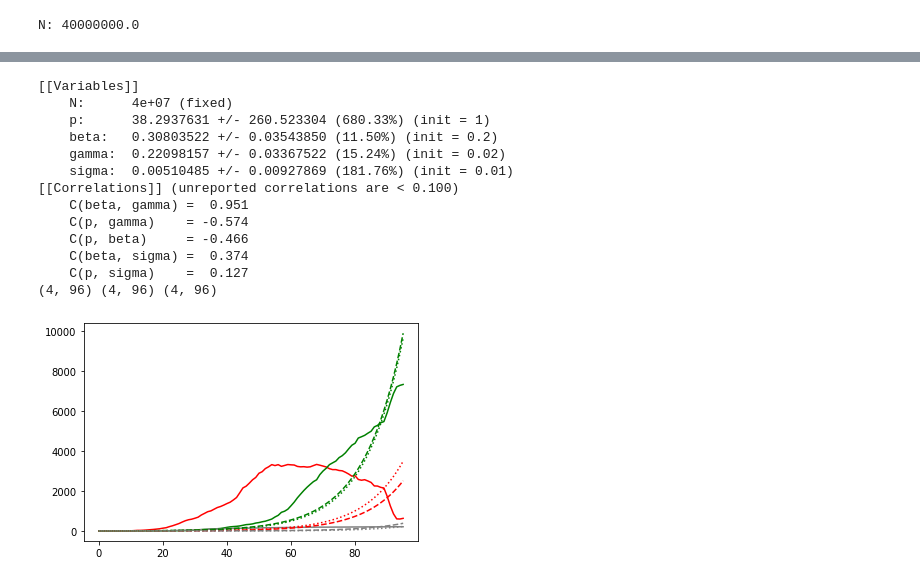
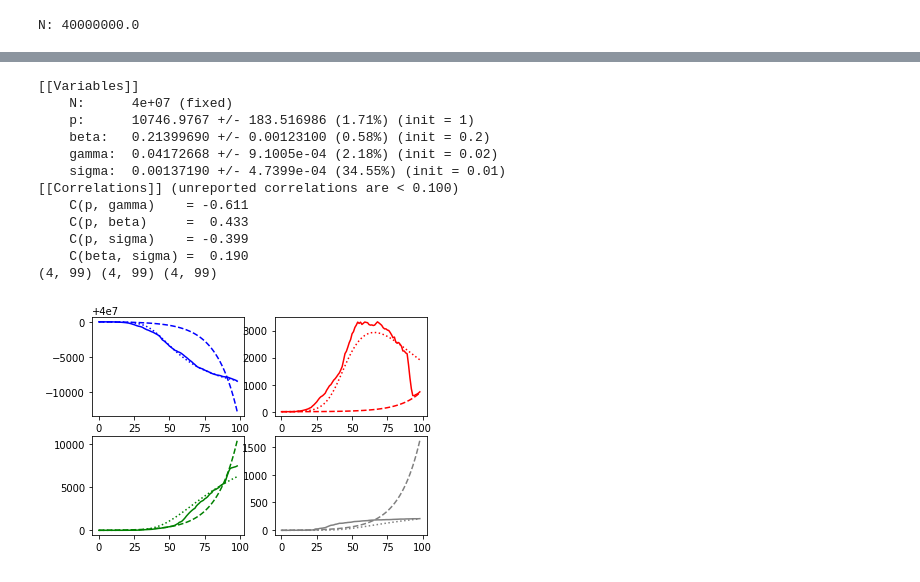
Before and after one commit to sgounane/covid19, a Jupyter notebook: SIR_Covidco.ipynb, the cells around one changed output, grey strips where cells are left out. Cells and saved outputs as stored; diff of their text form; code cells hidden in the pictures.

```diff
--- a/SIR_Covidco.ipynb
+++ b/SIR_Covidco.ipynb
@@ -193,18 +193,19 @@ def fahdFix(params,x,y0):
 # %%
 %%time
 #Resolution using fahdFix
-tau=0.1
-tc=int(30/tau)#confinement
-eps=10
+tau=1
+tc=int(1/tau)#confinement
+eps=1
+x=np.linspace(1,200,200)
 n=x.size
-fit_params["p"].value=2
 #print(P)
+fit_params['p'].value=4
 yf=fahdFix(fit_params,x,y0)
 #Plot estimated data using Mr karami's Algorithm
-#plt.plot(yf[0],linestyle='dotted', label="Sr",color='blue')
-plt.plot(yf[1],linestyle='dotted', label="Is",color='red')
-plt.plot(yf[2],linestyle='dotted',label="Rs", color='green')
-plt.plot(yf[3],linestyle='dotted',label="Ds", color='gray')
+plt.plot(yf[0],label="Sr",color='blue')
+plt.plot(yf[1],label="Is",color='red')
+plt.plot(yf[2],label="Rs", color='green')
+plt.plot(yf[3],label="Ds", color='gray')
 
 #plt.legend()
 # %% [output]
@@ -219,60 +220,64 @@ def objective(params,f,x,data,y0):
     resid = 0.0*data[:]
     ret=f(params,x,y0)
 
-    for i in range(1,ndata):
+    for i in range(ndata):
         resid[i, :] = data[i, :] - ret[i,:]
+    #resid[2, :] = data[2, :] - ret[2,:]
     #resid=data[0, :] - ret[0,:]
     return resid.flatten()
 # %%
+
 y0=[N-1,1,0,0]
 tau = .01
-tc=0 #confinement
-eps=1
+tc=6 #confinement
+eps=6
 X=np.linspace(tau,a.shape[0],int((a.shape[0])/tau))
 npArray = np.arange(0,int((a.shape[0]-1)/tau) , int(1/tau))
 yyy=X[npArray]
 
 outf = minimize(objective, fit_params,  args=(fahdFix,yyy,data,y0))
-fit_params["p"].value=1
 out = minimize(objective, fit_params,  args=(f,yyy,data,y0))
 
 #report_fit(out.params)
 report_fit(outf.params)
 y=f(out.params,yyy,[N-1,1,0,0])
 yf=fahdFix(outf.params,yyy,[N-1,1,0,0])
 
-## Plot real data
-#plt.plot(data[0],label="Sr", color='blue')
+
+plt.subplot(2, 2, 1)
+plt.plot(data[0],label="Sr", color='blue')
+plt.plot(yyy,y[0], label="Sr",linestyle='dashed',color='blue')
+plt.plot(yyy,yf[0],linestyle='dotted', label="Sr",color='blue')
+
+plt.subplot(2, 2, 2)
 plt.plot(data[1],label="Ir", color='red')
+plt.plot(yyy,y[1], label="Is",linestyle='dashed',color='red')
+plt.plot(yyy,yf[1],linestyle='dotted', label="Is",color='red')
+
+plt.subplot(2, 2, 3)
 plt.plot(data[2],label="Rr", color='green')
+plt.plot(yyy,y[2],label="Rs",linestyle='dashed', color='green')
+plt.plot(yyy,yf[2],linestyle='dotted',label="Rs", color='green')
+
+plt.subplot(2, 2, 4)
 plt.plot(data[3],label="Dr", color='gray')
-
-#Plot estimated data using odint
-#plt.plot(yyy,y[0], label="Sr",linestyle='dashed',color='blue')
-plt.plot(yyy,y[1], label="Is",linestyle='dashed',color='red')
-plt.plot(yyy,y[2],label="Rs",linestyle='dashed', color='green')
 plt.plot(yyy,y[3],label="Ds",linestyle='dashed', color='gray')
-
-#Plot estimated data using Mr karami's Algorithm
-#plt.plot(yyy,yf[0],linestyle='dotted', label="Sr",color='blue')
-plt.plot(yyy,yf[1],linestyle='dotted', label="Is",color='red')
-plt.plot(yyy,yf[2],linestyle='dotted',label="Rs", color='green')
 plt.plot(yyy,yf[3],linestyle='dotted',label="Ds", color='gray')
+plt.savefig("result.png", dpi=150)
 
 print(y.shape,yf.shape,data.shape)
 #plt.legend()
 # %% [output]
 [[Variables]]
     N:      4e+07 (fixed)
-    p:      38.2937631 +/- 260.523304 (680.33%) (init = 1)
-    beta:   0.30803522 +/- 0.03543850 (11.50%) (init = 0.2)
-    gamma:  0.22098157 +/- 0.03367522 (15.24%) (init = 0.02)
-    sigma:  0.00510485 +/- 0.00927869 (181.76%) (init = 0.01)
+    p:      10746.9767 +/- 183.516986 (1.71%) (init = 1)
+    beta:   0.21399690 +/- 0.00123100 (0.58%) (init = 0.2)
+    gamma:  0.04172668 +/- 9.1005e-04 (2.18%) (init = 0.02)
+    sigma:  0.00137190 +/- 4.7399e-04 (34.55%) (init = 0.01)
 [[Correlations]] (unreported correlations are < 0.100)
-    C(beta, gamma) =  0.951
-    C(p, gamma)    = -0.574
-    C(p, beta)     = -0.466
-    C(beta, sigma) =  0.374
-    C(p, sigma)    =  0.127
-(4, 96) (4, 96) (4, 96)
+    C(p, gamma)    = -0.611
+    C(p, beta)     =  0.433
+    C(p, sigma)    = -0.399
+    C(beta, sigma) =  0.190
+(4, 99) (4, 99) (4, 99)
-[figure, old version]
+[figure, new version]
```
Also changed, not shown: parts of 6 cells of this notebook, 13 other files.
